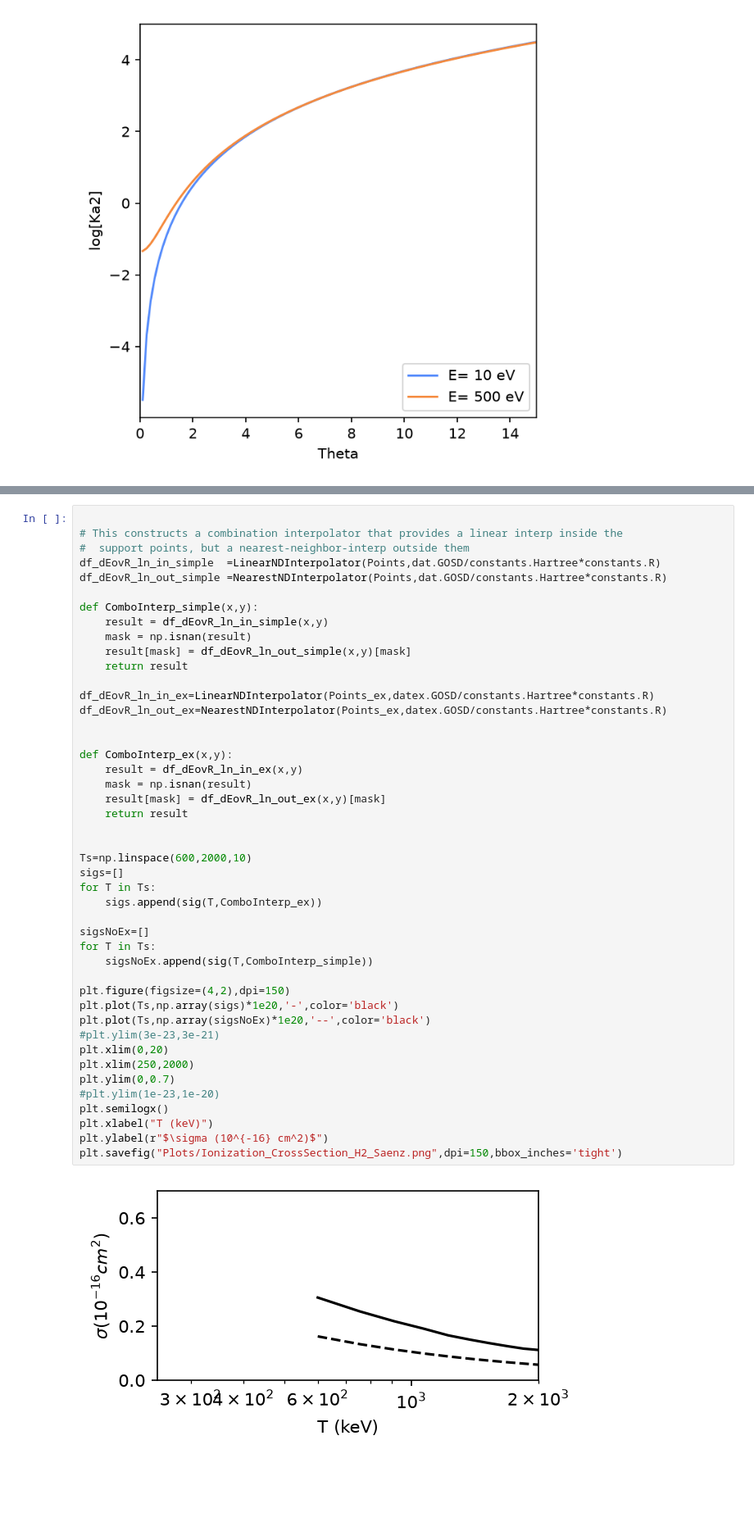
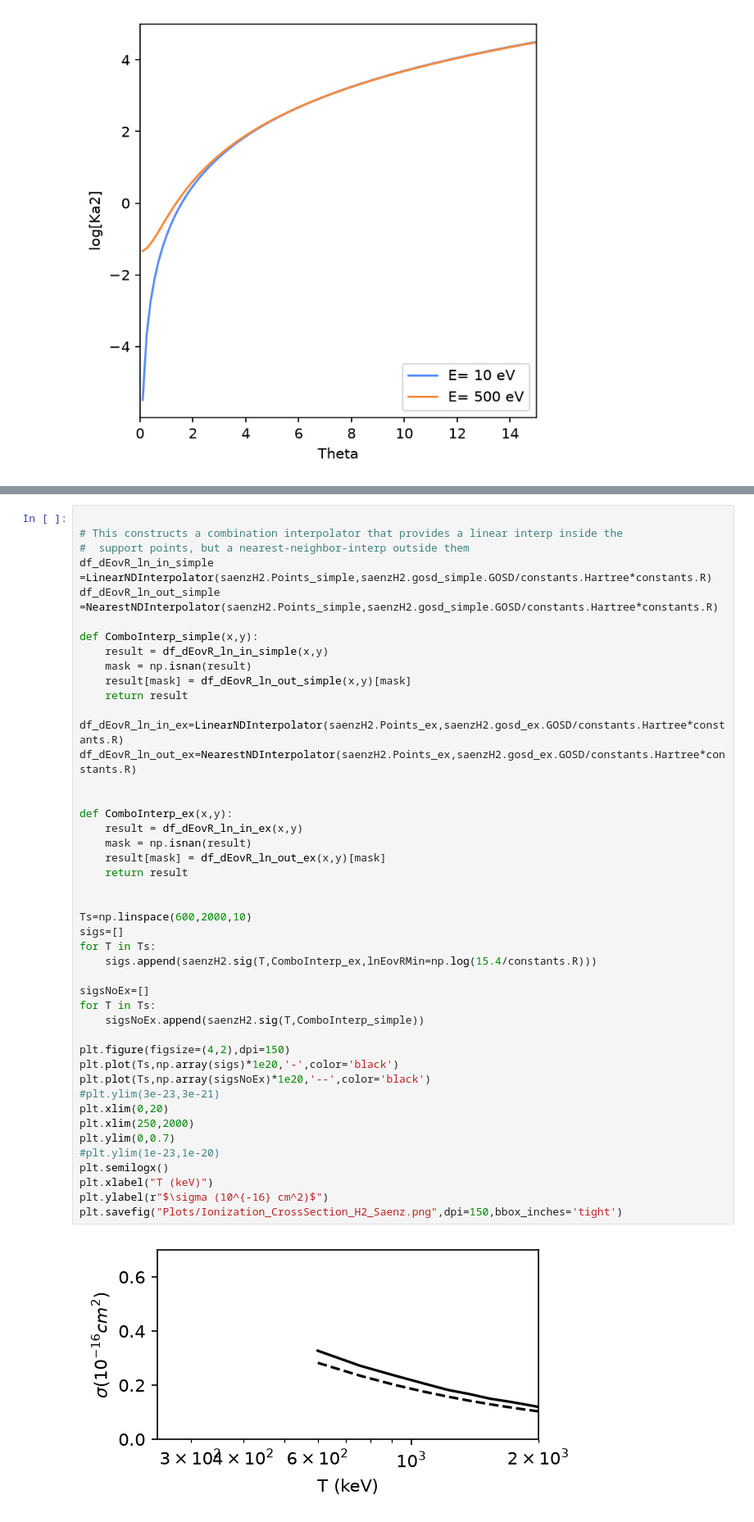
Before and after one commit to benjpjones/Project8ElectronScattering, a Jupyter notebook: H2Example.ipynb, the cells around one changed output, grey strips where cells are left out. Shown at 82% size. Drawn from its saved outputs; the diff is of its cells as text; blank space fills up the shorter version.

```diff
--- a/H2Example.ipynb
+++ b/H2Example.ipynb
@@ -176,8 +178,8 @@ plt.savefig("./Plots/DiffXS_Saenz.png",dpi=150)
 
 # This constructs a combination interpolator that provides a linear interp inside the
 #  support points, but a nearest-neighbor-interp outside them
-df_dEovR_ln_in_simple  =LinearNDInterpolator(Points,dat.GOSD/constants.Hartree*constants.R)
-df_dEovR_ln_out_simple =NearestNDInterpolator(Points,dat.GOSD/constants.Hartree*constants.R)
+df_dEovR_ln_in_simple  =LinearNDInterpolator(saenzH2.Points_simple,saenzH2.gosd_simple.GOSD/constants.Hartree*constants.R)
+df_dEovR_ln_out_simple =NearestNDInterpolator(saenzH2.Points_simple,saenzH2.gosd_simple.GOSD/constants.Hartree*constants.R)
 
 def ComboInterp_simple(x,y):
     result = df_dEovR_ln_in_simple(x,y)
@@ -185,40 +187,40 @@ def ComboInterp_simple(x,y):
     result[mask] = df_dEovR_ln_out_simple(x,y)[mask]
     return result
 
-df_dEovR_ln_in_ex=LinearNDInterpolator(Points_ex,datex.GOSD/constants.Hartree*constants.R)
-df_dEovR_ln_out_ex=NearestNDInterpolator(Points_ex,datex.GOSD/constants.Hartree*constants.R)
+df_dEovR_ln_in_ex=LinearNDInterpolator(saenzH2.Points_ex,saenzH2.gosd_ex.GOSD/constants.Hartree*constants.R)
+df_dEovR_ln_out_ex=NearestNDInterpolator(saenzH2.Points_ex,saenzH2.gosd_ex.GOSD/constants.Hartree*constants.R)
 
 
 def ComboInterp_ex(x,y):
     result = df_dEovR_ln_in_ex(x,y)
     mask = np.isnan(result)
     result[mask] = df_dEovR_ln_out_ex(x,y)[mask]
     return result
 
 
 Ts=np.linspace(600,2000,10)
 sigs=[]
 for T in Ts:
-    sigs.append(sig(T,ComboInterp_ex))
+    sigs.append(saenzH2.sig(T,ComboInterp_ex,lnEovRMin=np.log(15.4/constants.R)))
 
 sigsNoEx=[]
 for T in Ts:
-    sigsNoEx.append(sig(T,ComboInterp_simple))
+    sigsNoEx.append(saenzH2.sig(T,ComboInterp_simple))
 
 plt.figure(figsize=(4,2),dpi=150)
 plt.plot(Ts,np.array(sigs)*1e20,'-',color='black')
 plt.plot(Ts,np.array(sigsNoEx)*1e20,'--',color='black')
 #plt.ylim(3e-23,3e-21)
 plt.xlim(0,20)
 plt.xlim(250,2000)
 plt.ylim(0,0.7)
 #plt.ylim(1e-23,1e-20)
 plt.semilogx()
 plt.xlabel("T (keV)")
 plt.ylabel(r"$\sigma (10^{-16} cm^2)$")
 plt.savefig("Plots/Ionization_CrossSection_H2_Saenz.png",dpi=150,bbox_inches='tight')
 # %% [output]
-[figure, old version]
+[figure, new version]
 # %%
 plt.figure(figsize=(5,5),dpi=150)
 
```
Also changed, not shown: parts of 9 cells of this notebook, 14 other files.
